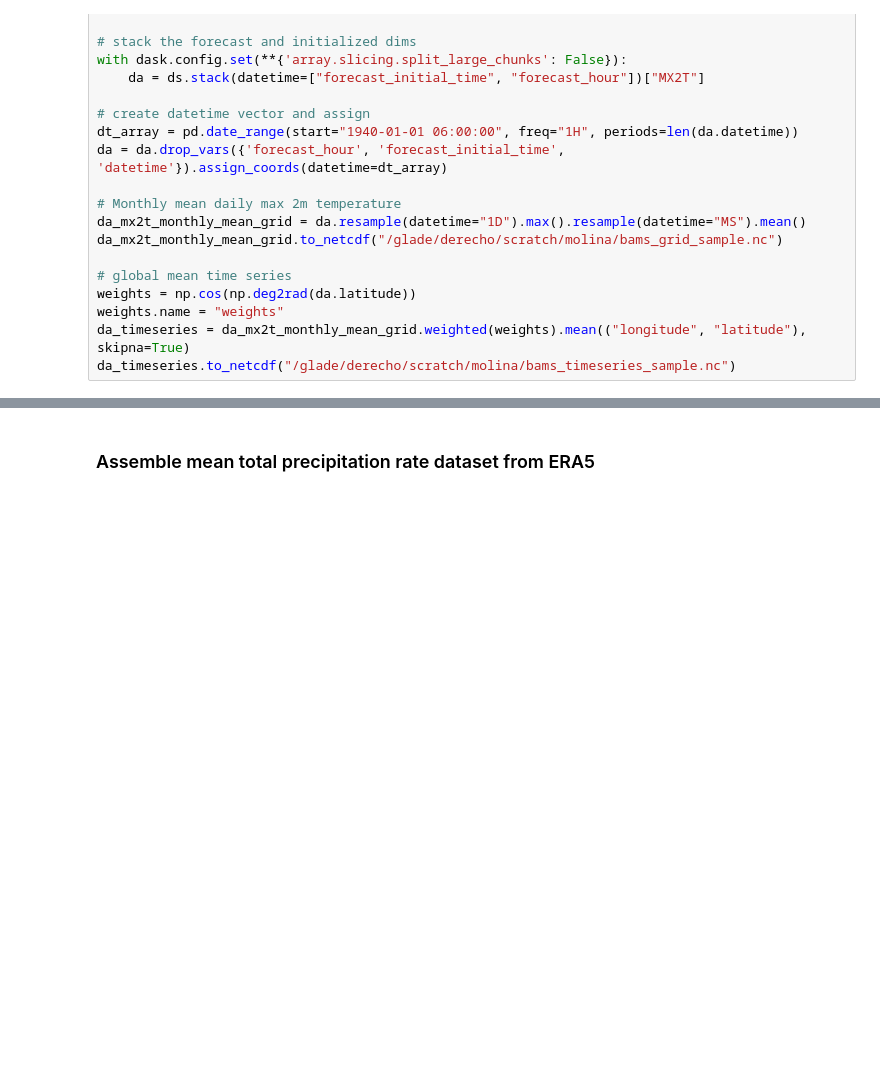
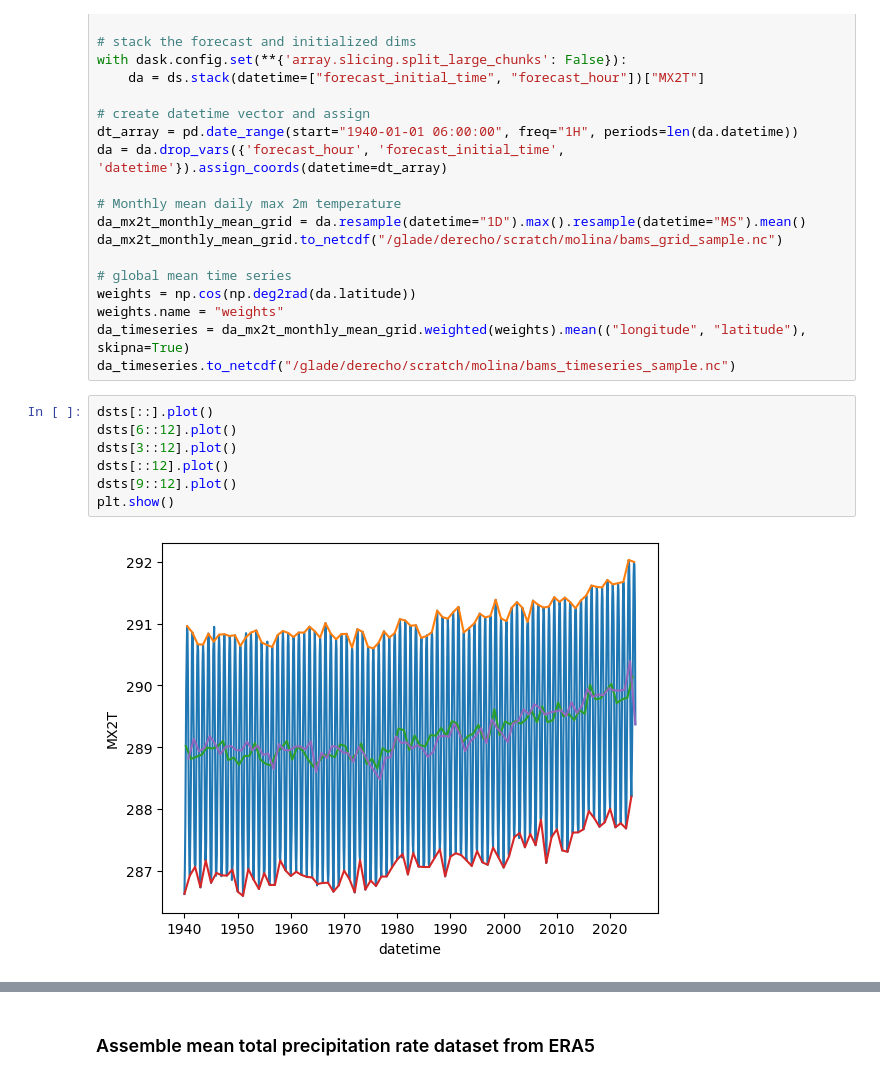
Before and after one commit to jhayron-perez/WRs_Preprocessing_BAMSPaper, a Jupyter notebook: bams_fig_expreprocessing.ipynb, the cells around one changed output, grey strips where cells are left out. Saved outputs shown, nothing was run; the diff lists cells and outputs as text; blank space fills up the shorter version.

```diff
--- a/bams_fig_expreprocessing.ipynb
+++ b/bams_fig_expreprocessing.ipynb
@@ -29,3 +29,12 @@ weights = np.cos(np.deg2rad(da.latitude))
 weights.name = "weights"
 da_timeseries = da_mx2t_monthly_mean_grid.weighted(weights).mean(("longitude", "latitude"), skipna=True)
 da_timeseries.to_netcdf("/glade/derecho/scratch/molina/bams_timeseries_sample.nc")
+# %%
+dsts[::].plot()
+dsts[6::12].plot()
+dsts[3::12].plot()
+dsts[::12].plot()
+dsts[9::12].plot()
+plt.show()
+# %% [output]
+[figure, added]
```
Also changed, not shown: parts of 6 cells of this notebook, 1 other file.
